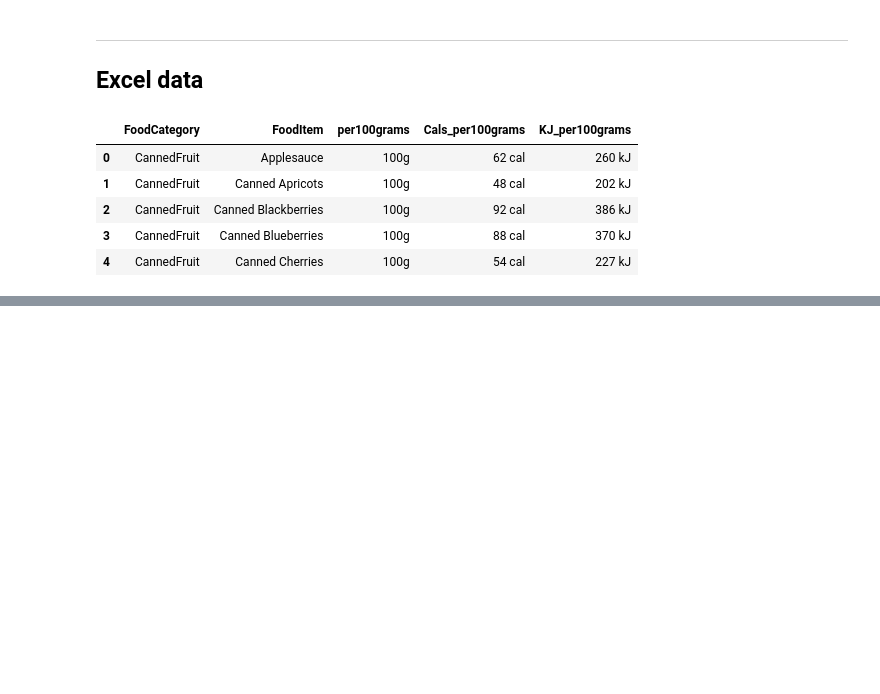
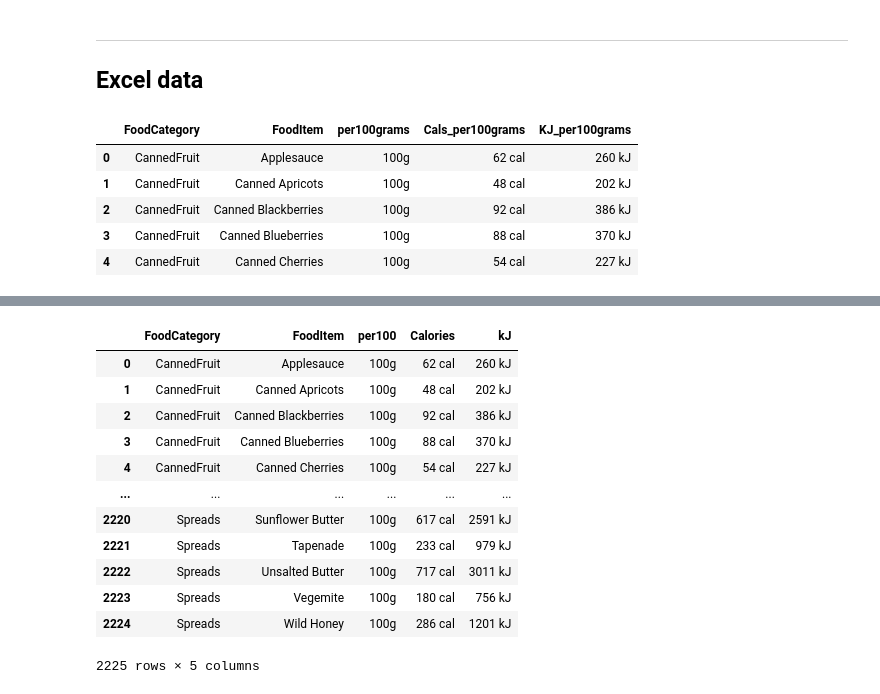
Before and after one commit to SCGlass/Data-Processing-Sam-Glass, a Jupyter notebook: Code-Alongs/L0_pandas_basics.ipynb, the cells around one changed output, grey strips where cells are left out. Cells and saved outputs as stored; diff of their text form; code cells hidden in the pictures; blank space fills up the shorter version.

Commit message:
renaming columns

```diff
--- a/Code-Alongs/L0_pandas_basics.ipynb
+++ b/Code-Alongs/L0_pandas_basics.ipynb
@@ -232,0 +288,8 @@ df.head()
+# %%
+# renaming columns
+df= df.rename(
+    dict(Cals_per100grams = "Calories", KJ_per100grams = "kJ", per100grams = "per100"),
+axis ="columns",
+)
+
+df.head()
@@ -232,0 +303,16 @@ df.head()
+# %%
+df
+# %% [output]
+|  | FoodCategory | FoodItem | per100 | Calories | kJ |
+| 0 | CannedFruit | Applesauce | 100g | 62 cal | 260 kJ |
+| 1 | CannedFruit | Canned Apricots | 100g | 48 cal | 202 kJ |
+| 2 | CannedFruit | Canned Blackberries | 100g | 92 cal | 386 kJ |
+| 3 | CannedFruit | Canned Blueberries | 100g | 88 cal | 370 kJ |
+| 4 | CannedFruit | Canned Cherries | 100g | 54 cal | 227 kJ |
+| ... | ... | ... | ... | ... | ... |
+| 2220 | Spreads | Sunflower Butter | 100g | 617 cal | 2591 kJ |
+| 2221 | Spreads | Tapenade | 100g | 233 cal | 979 kJ |
+| 2222 | Spreads | Unsalted Butter | 100g | 717 cal | 3011 kJ |
+| 2223 | Spreads | Vegemite | 100g | 180 cal | 756 kJ |
+| 2224 | Spreads | Wild Honey | 100g | 286 cal | 1201 kJ |
+2225 rows × 5 columns
```
Also changed, not shown: parts of 8 cells of this notebook.
